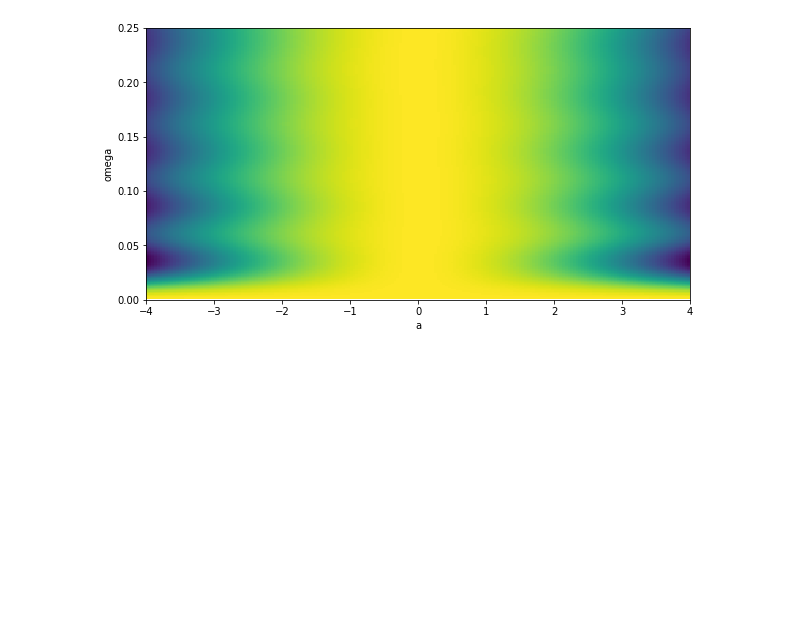
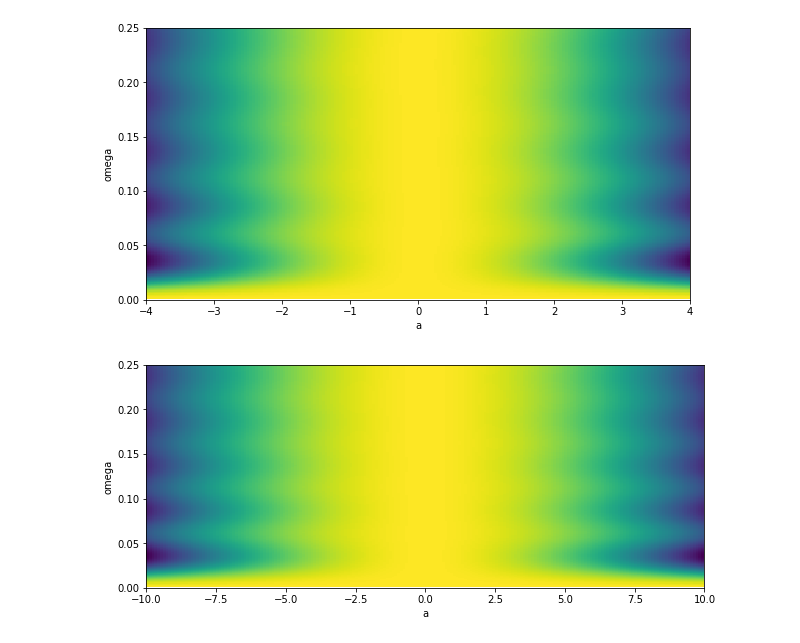
Before and after one commit to junpenglao/Planet_Sakaar_Data_Science, a Jupyter notebook: PyMC3QnA/discourse_1190.ipynb, the cells around one changed output. Cells and saved outputs as stored; diff of their text form; code cells hidden in the pictures; blank space fills up the shorter version.

```diff
--- a/PyMC3QnA/discourse_1190.ipynb
+++ b/PyMC3QnA/discourse_1190.ipynb
@@ -165,3 +165,23 @@ ax.set_xlabel('a')
 ax.set_ylabel('omega');
 # %% [output]
 [figure]
+# %%
+pt['b'] = np.array(0.)
+pt['sd_log__'] = np.log(1.)
+logp_dlogp_cond.set_extra_values(pt)
+# grid search
+omega_ = np.linspace(0, .25, 200)
+a_ = np.linspace(-10, 10, 200)
+ov_, av_ = np.meshgrid(omega_, a_)
+logvec = np.asarray([logp_dlogp_cond(np.asarray([a__, np.log(o__)]))[0]
+                    for o__, a__ in zip(ov_.flatten(), av_.flatten())])
+ll = logvec.reshape(av_.shape)
+
+_, ax = plt.subplots(1, 1, figsize=(10, 5))
+ax.imshow(ll.T, cmap='viridis',
+         extent=[a_[0], a_[-1], omega_[0], omega_[-1]], aspect=16*2, origin='lower'
+         )
+ax.set_xlabel('a')
+ax.set_ylabel('omega');
+# %% [output]
+[figure, added]
```
Also changed, not shown: parts of 1 cell of this notebook.
